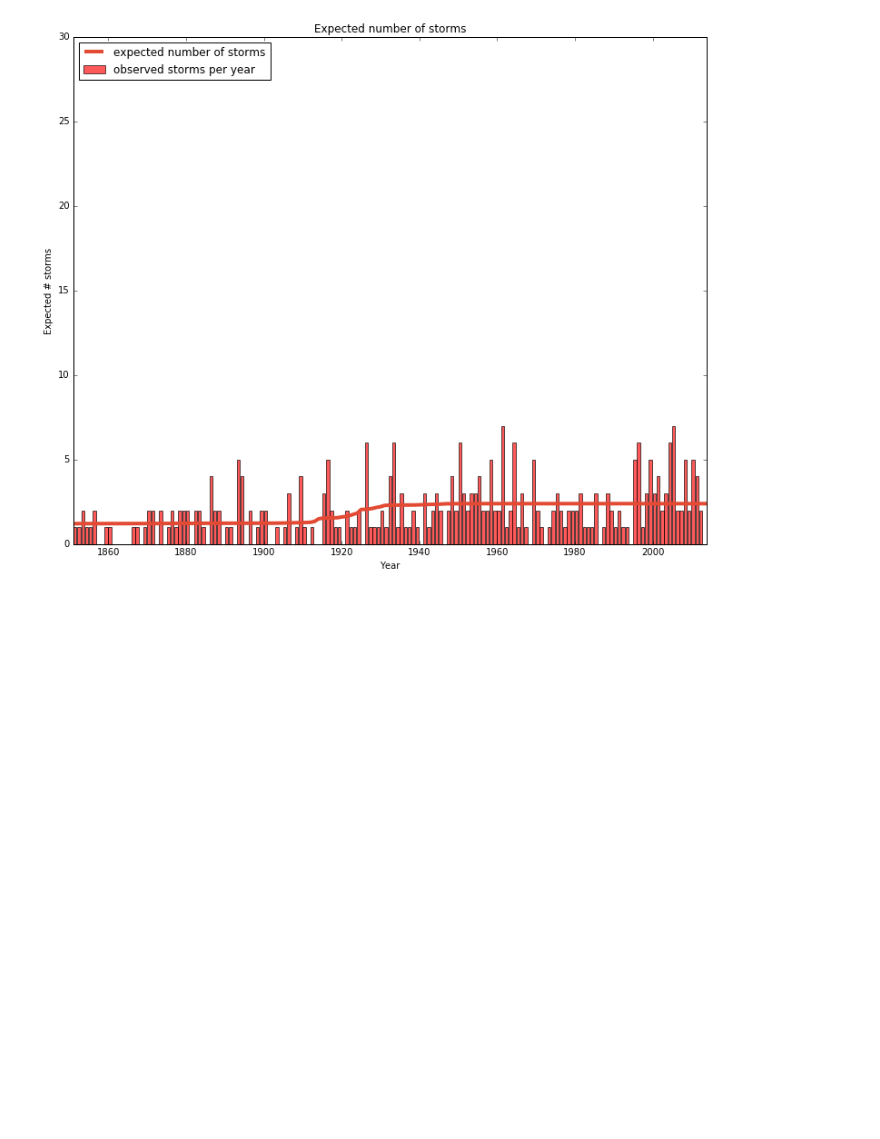
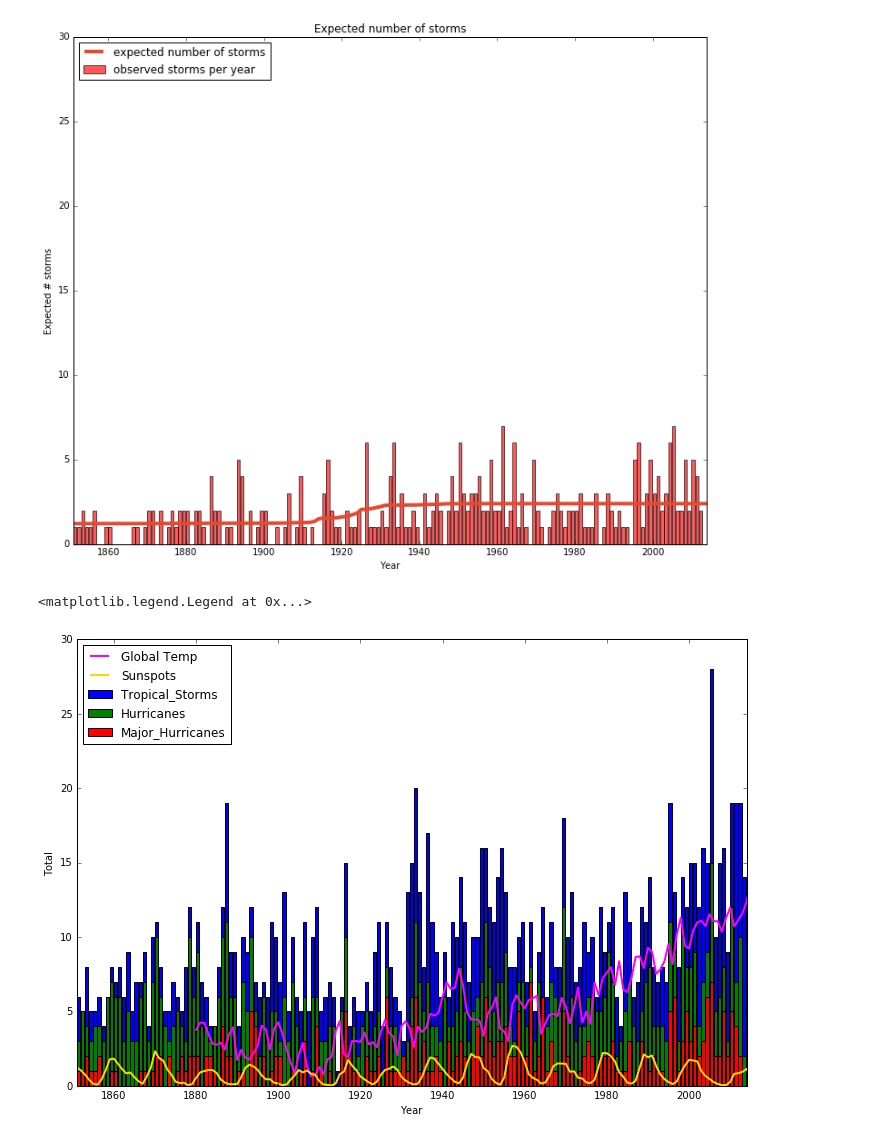
Before and after one commit to jpgrana/hurricane, a Jupyter notebook: hurricane.ipynb, the cells around one changed output. Drawn from its saved outputs; the diff is of its cells as text; code cells hidden in the pictures; blank space fills up the shorter version.

```diff
--- a/hurricane.ipynb
+++ b/hurricane.ipynb
@@ -306,3 +306,24 @@ plt.bar(df.index, count_data, color="red", alpha=0.65,
 plt.legend(loc="upper left");
 # %% [output]
 [figure]
+# %%
+dftemp = pd.read_csv('global_temperature.csv')
+dftemp = dftemp[dftemp['Source'] == 'GCAG'].sort_values('Year')
+dfsunspot = pd.read_fwf('SN_y_tot_v2.0.txt', colspecs=[(0,6), (8,13)])
+dfsunspot.columns = ['Year', 'Mean']
+dfsunspot['Year'] = dfsunspot['Year'].astype(int)
+# %%
+fig = plt.figure(figsize=(12,8))
+ax = fig.add_subplot(1,1,1)
+ax.bar(df.index, df['Tropical_Storms'], label='Tropical_Storms')
+ax.bar(df.index, df['Hurricanes'], label='Hurricanes', color='green')
+ax.bar(df.index, df['Major_Hurricanes'], label='Major_Hurricanes', color='red')
+ax.plot(dftemp['Year'], dftemp['Mean']*10+5, label='Global Temp', color='magenta', lw=2)
+ax.plot(dfsunspot['Year'], dfsunspot['Mean']/100, label='Sunspots', color='gold', lw=2)
+ax.set_xlim(1851, 2014)
+ax.set_xlabel('Year')
+ax.set_ylabel('Total')
+plt.legend(loc='upper left')
+# %% [output]
+<matplotlib.legend.Legend at 0x...>
+[figure, added]
```
Also changed, not shown: 8 other files.
